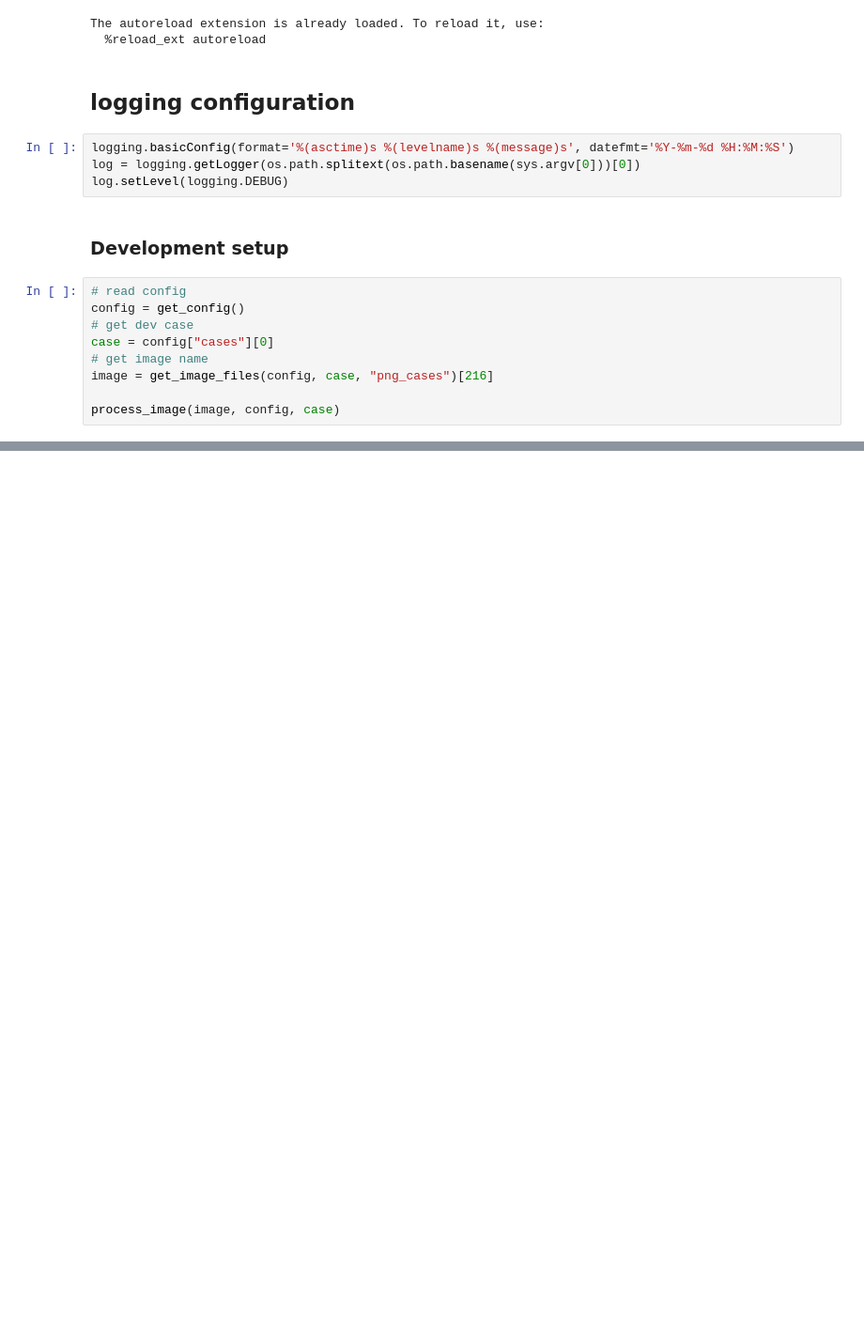
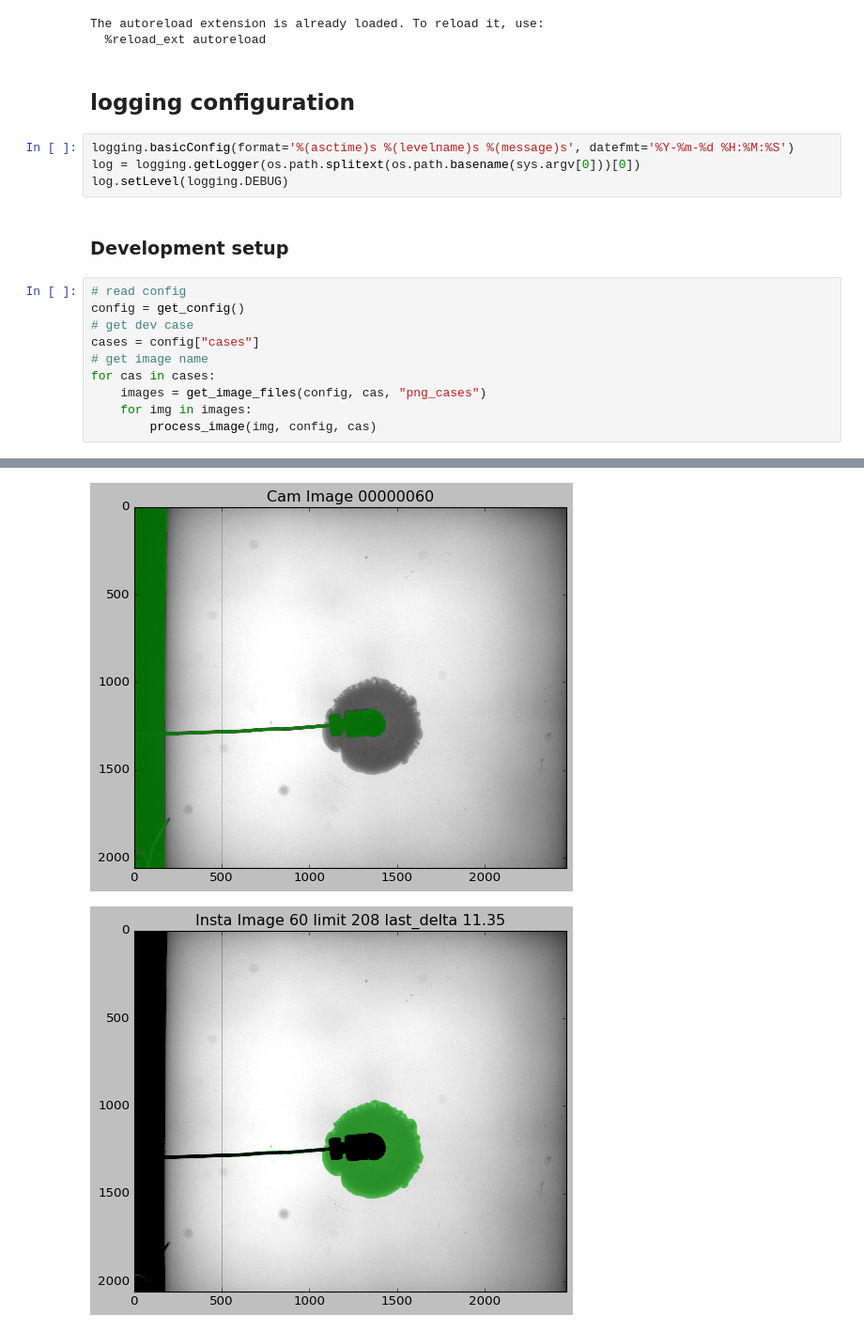
Before and after one commit to fischer-sw/instability-processing, a Jupyter notebook: analyis.ipynb, the cells around one changed output, grey strips where cells are left out. Shown at 94% size. Drawn from its saved outputs; the diff is of its cells as text; blank space fills up the shorter version.

```diff
--- a/analyis.ipynb
+++ b/analyis.ipynb
@@ -44,9 +44,10 @@ log.setLevel(logging.DEBUG)
 # read config
 config = get_config()
 # get dev case
-case = config["cases"][0]
+cases = config["cases"]
 # get image name
-image = get_image_files(config, case, "png_cases")[216]
-
-process_image(image, config, case)
+for cas in cases:
+    images = get_image_files(config, cas, "png_cases")
+    for img in images:
+        process_image(img, config, cas)
 # %% [output]
@@ -54,0 +61,2 @@ process_image(image, config, case)
+[figure, added]
+[figure, added]
```
Also changed, not shown: parts of 1 cell of this notebook, 2 other files.
